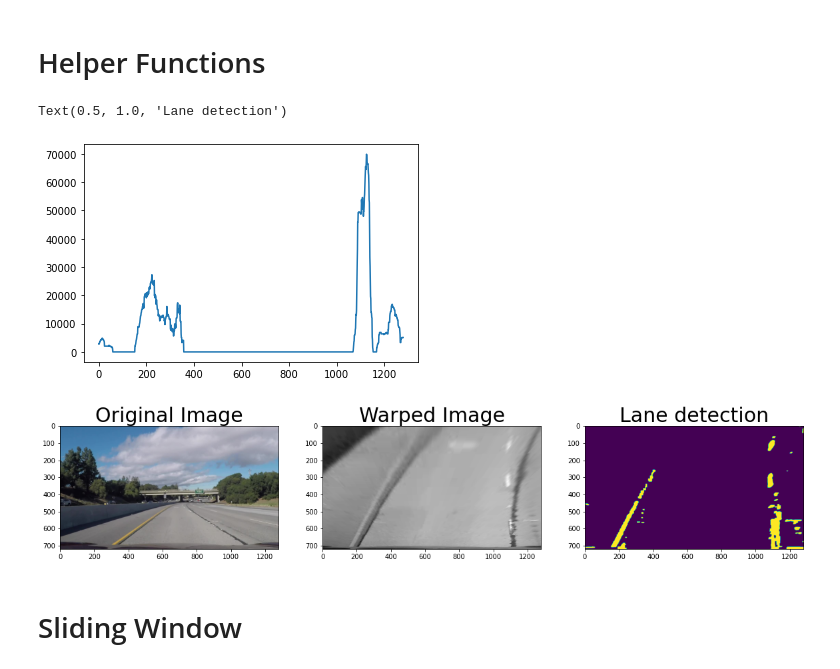
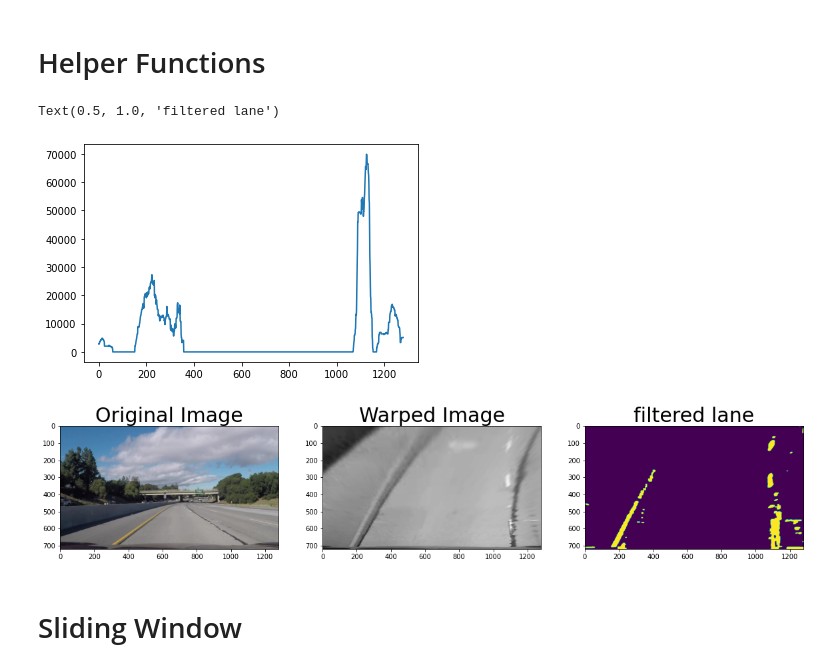
Before and after one commit to agamyo168/Lane-Detection, a Jupyter notebook: team_project.ipynb, the cells around one changed output. Drawn from its saved outputs; the diff is of its cells as text; code cells hidden in the pictures.

```diff
--- a/team_project.ipynb
+++ b/team_project.ipynb
@@ -76,23 +76,23 @@ def filter_lane_lines(img):
 # %%
 img = images[2]
 # img = cv2.cvtColor(images[0], cv2.COLOR_BGR2RGB)
 img1 = pipeline(img)
 warped_image = perspective_transform(img1, dst_size=(1280,720),inv=0)
-lane_detection = filter_lane_lines(warped_image)
-histogram = get_hist(lane_detection)
+filtered_lane = filter_lane_lines(warped_image)
+histogram = get_hist(filtered_lane)
 # show_image(mask)
 plt.plot(histogram)
 # plotting
 f, (ax1, ax2, ax3) = plt.subplots(1, 3,figsize=(20,10))
 ax1.imshow(img)
 ax1.set_title('Original Image', fontsize=30)
 ax2.imshow(warped_image, cmap='gray')
 ax2.set_title('Warped Image', fontsize=30)
-ax3.imshow(lane_detection)
-ax3.set_title('Lane detection', fontsize=30)
+ax3.imshow(filtered_lane)
+ax3.set_title('filtered lane', fontsize=30)
 # %% [output]
-Text(0.5, 1.0, 'Lane detection')
+Text(0.5, 1.0, 'filtered lane')
 [figure]
-[figure, old version]
+[figure, new version]
 # %% [markdown]
 # Sliding Window
```
Also changed, not shown: parts of 3 cells of this notebook.
